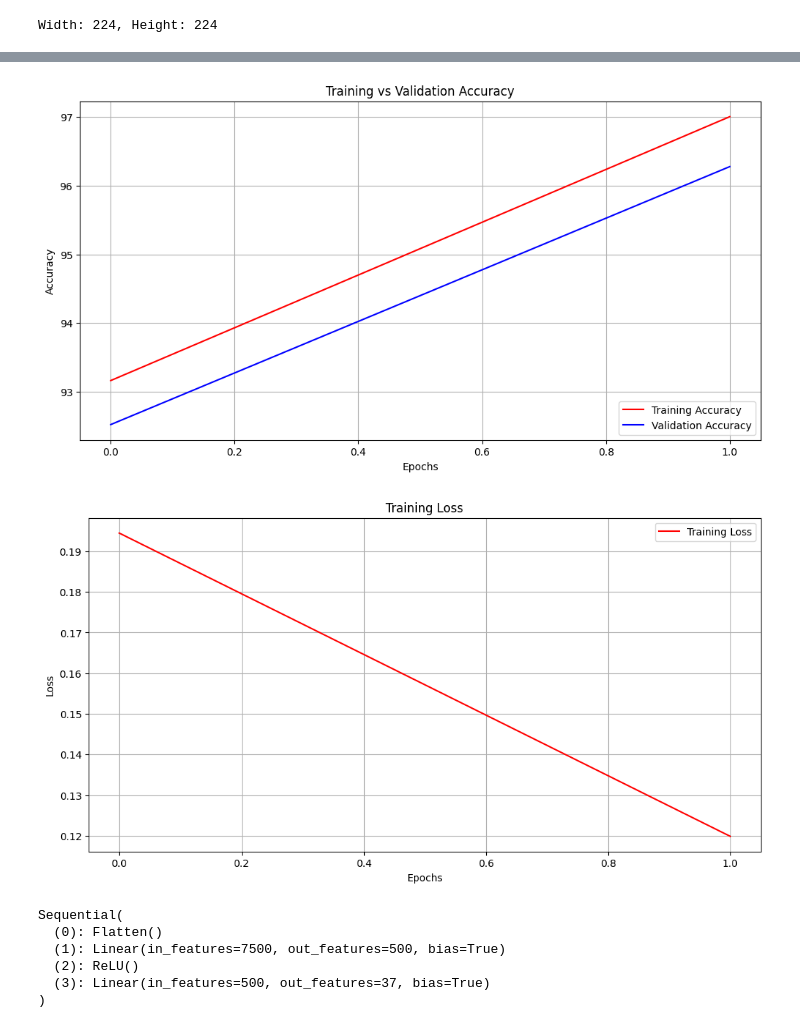
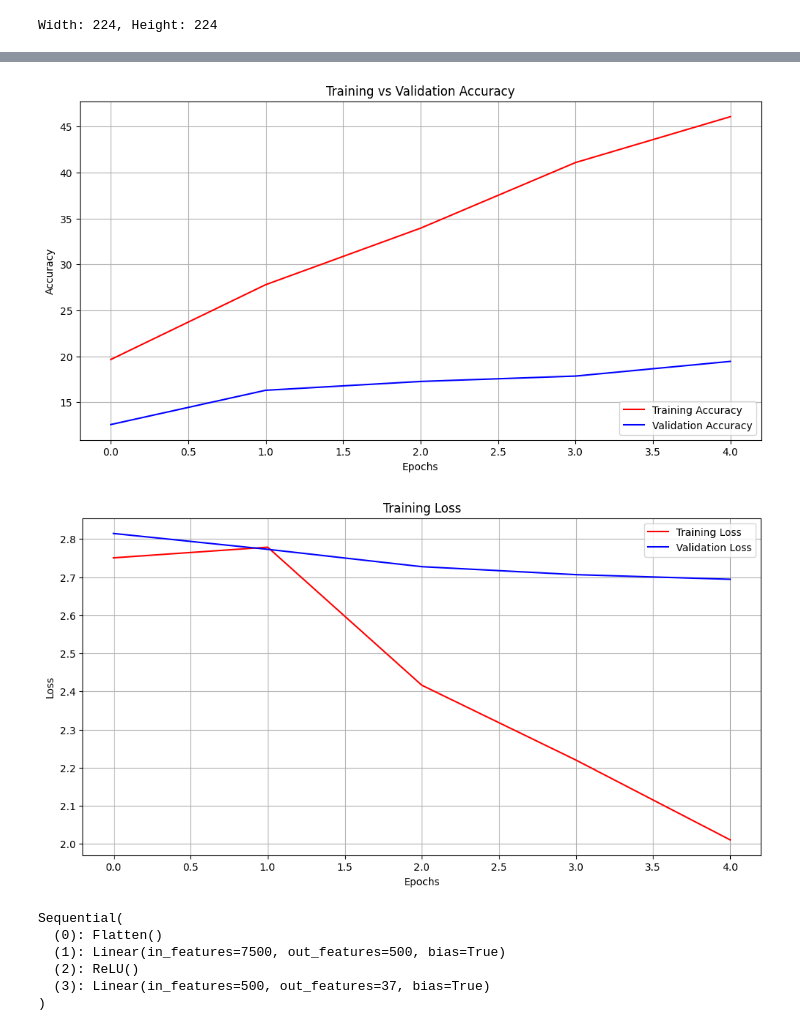
Before and after one commit to panoskorovesis/sign-language-image-detection, a Jupyter notebook: src/nn_and_cnn/images/pytorch_flatten.ipynb, the cells around one changed output, grey strips where cells are left out. Cells and saved outputs as stored; diff of their text form; code cells hidden in the pictures.

Commit message:
fix bugs and add val loss return every epoch

```diff
--- a/src/nn_and_cnn/images/pytorch_flatten.ipynb
+++ b/src/nn_and_cnn/images/pytorch_flatten.ipynb
@@ -99,7 +99,7 @@ transform_list = [
 ]
 
 if isinstance(dataset_path, str) and "AzSL" in dataset_path:
-    transform_list.insert(0, transforms.Resize(224, 224))
+    transform_list.insert(0, transforms.Resize((224, 224)))
 
 # Create the final transform
 transform = transforms.Compose(transform_list)
@@ -245,7 +245,7 @@ def train_part(model, optimizer, epochs=1, scheduler = None, return_acc = False,
     val_accs = []
     train_accs = []
     losses = []
-
+    val_losses = []
 
     model = model.to(device=device)  # move the model parameters to CPU/GPU
     for e in range(epochs):
@@ -274,6 +274,8 @@ def train_part(model, optimizer, epochs=1, scheduler = None, return_acc = False,
                 check_accuracy_part(val_loader, model)
                 print()
 
+        losses.append(loss.item())
+        print(f"Training Loss after epoch {e+1}: {loss.item()}")
         # Step the scheduler after each epoch to adjust the learning rate if needed
         if scheduler:
             if isinstance(scheduler, torch.optim.lr_scheduler.ReduceLROnPlateau):
@@ -292,11 +294,24 @@ def train_part(model, optimizer, epochs=1, scheduler = None, return_acc = False,
             else:
                 scheduler.step()  # Step the scheduler for other types of schedulers
 
+        # Calculate validation loss for the epoch
+        model.eval()  # Set model to evaluation mode
+        val_loss = 0.0
+        with torch.no_grad():
+            for data, target in val_loader:
+                data, target = data.to(device=device, dtype=dtype), target.to(device=device, dtype=torch.long)
+                output = model(data)
+                loss = F.cross_entropy(output, target)
+                val_loss += loss.item()
+        val_loss /= len(val_loader)  # Average validation loss
+        val_losses.append(val_loss)  # Append validation loss to list
+
         # After each epoch, check accuracies
         val_acc = check_accuracy_part(val_loader, model, return_acc=True)
         val_accs.append(val_acc)
-        losses.append(loss.item())
+
         print(f"Validation Accuracy after epoch {e+1}: {val_acc:.2f}%")
+        print(f"Validation Loss after epoch {e+1}: {val_loss:.2f}")
 
         # Return accuracies if requested
         if check_train_set:
@@ -308,13 +323,13 @@ def train_part(model, optimizer, epochs=1, scheduler = None, return_acc = False,
     if return_acc:
         if check_train_set and check_test_set:
             test_acc = check_accuracy_part(test_loader, model, return_acc=True)  # Check test set accuracy
-            return val_accs, train_accs, test_acc, losses  # Return the most recent validation accuracy and the test accuracy
+            return val_accs, train_accs, test_acc, losses, val_losses  # Return the most recent validation accuracy and the test accuracy
         if check_train_set:  # If requested, return both validation and training accuracies
-            return val_accs, train_accs, losses
+            return val_accs, train_accs, losses, val_losses
         if check_test_set:  # If requested, return the validation accuracy and test accuracy
             test_acc = check_accuracy_part(test_loader, model, return_acc=True)  # Check test set accuracy
-            return val_accs, test_acc, losses  # Return the most recent validation accuracy and the test accuracy
-        return val_accs, losses  # Return only validation accuracies if no other set (train or test) is specified
+            return val_accs, test_acc, losses, val_losses  # Return the most recent validation accuracy and the test accuracy
+        return val_accs, losses, val_losses  # Return only validation accuracies if no other set (train or test) is specified
 # %%
 def flatten(x):
     N = x.shape[0] # read in N, C, H, W
@@ -341,7 +356,7 @@ model = model.to(device=device)
 optimizer = optim.SGD(model.parameters(), lr=learning_rate,
                      momentum=0.9, nesterov=True)
 
-val_accs, train_accs, test_acc, losses = train_part(model, optimizer,epochs=10, return_acc=True, check_train_set = True, check_test_set = True)
+val_accs, train_accs, test_acc, losses, val_losses = train_part(model, optimizer,epochs=5, return_acc=True, check_train_set = True, check_test_set = True)
 
 
 # Print the validation and test accuracies
@@ -370,30 +389,30 @@ Checking accuracy on the train set
 # %%
 # Plot accuracy
 epochs = range(len(val_accs))
 plt.figure(figsize=(12, 6))
 plt.plot(epochs, train_accs, 'r', label='Training Accuracy')
 plt.plot(epochs, val_accs, 'b', label='Validation Accuracy')
 plt.title('Training vs Validation Accuracy')
 plt.xlabel('Epochs')
 plt.ylabel('Accuracy')
 plt.legend(loc='lower right')
 plt.grid(True)
 plt.show()
 
 # Plot loss
 plt.figure(figsize=(12, 6))
 plt.plot(epochs, losses, 'r', label='Training Loss')
-#plt.plot(epochs, val_loss, 'b', label='Validation Loss')
-#plt.title('Training vs Validation Loss')
+plt.plot(epochs, val_losses, 'b', label='Validation Loss')
+plt.title('Training vs Validation Loss')
 plt.title('Training Loss')
 plt.xlabel('Epochs')
 plt.ylabel('Loss')
 plt.legend(loc='upper right')
 plt.grid(True)
 plt.show()
 # %% [output]
-[figure, old version]
+[figure, new version]
-[figure, old version]
+[figure, new version]
 # %%
 model = torch.load('model.pth')  # Load the entire model
 
```
Also changed, not shown: parts of 1 cell of this notebook, 2 other files.
